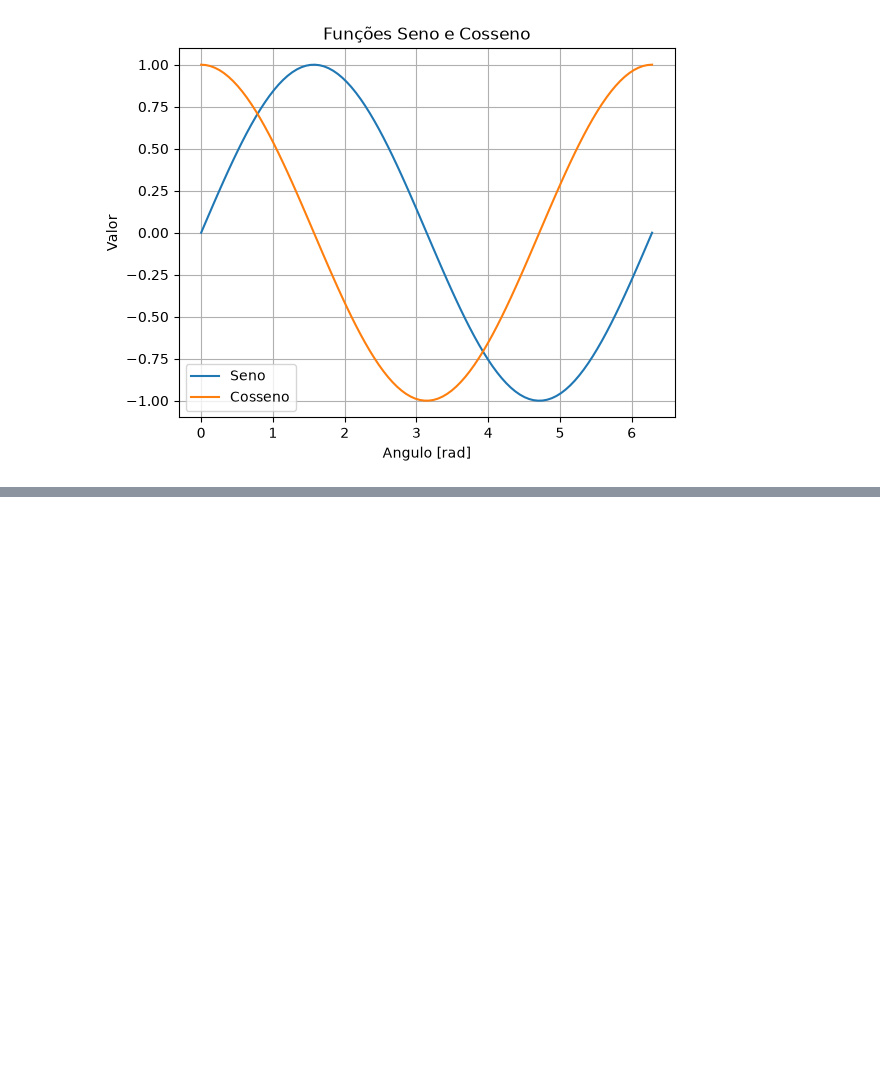
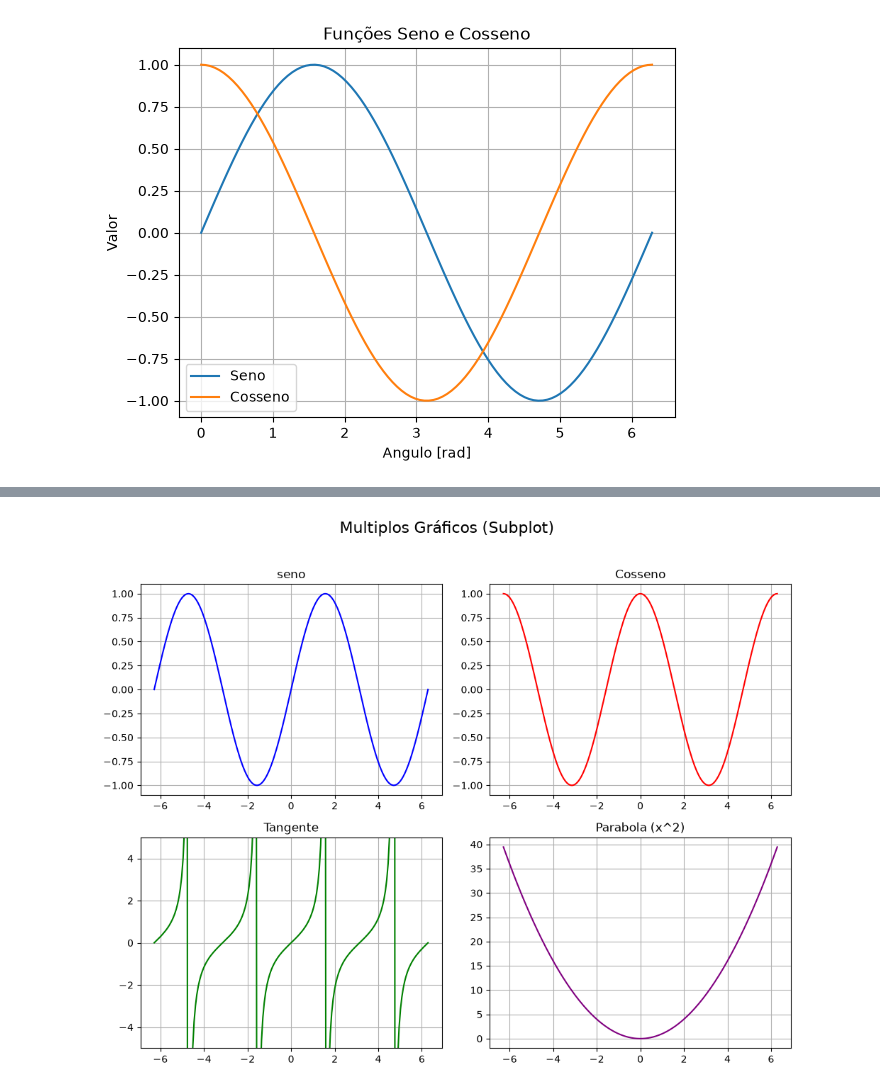
Before and after one commit to oVeronezi/aprendizagem-maquina, a Jupyter notebook: aula2/Matplotlib e Numpy.ipynb, the cells around one changed output, grey strips where cells are left out. Drawn from its saved outputs; the diff is of its cells as text; code cells hidden in the pictures; blank space fills up the shorter version.

```diff
--- a/aula2/Matplotlib e Numpy.ipynb
+++ b/aula2/Matplotlib e Numpy.ipynb
@@ -118,0 +130,38 @@ plt.show
+# %%
+# cria um array de 100 pontos de -2*PI a 2*PI
+x = np.linspace(-2 * np.pi, 2 * np.pi, 200)
+
+# cria uma figura e uam grade de subplot 2x2
+# 'fig' é a figura inteira 'axs' é um array 2x2 com os eixos de cada grafico
+fig, axs = plt.subplots(2, 2, figsize=(10,8))
+
+#adiciona um titulo principal para todos os subplots
+fig.suptitle('Multiplos Gráficos (Subplot)', fontsize= 16)
+
+# grafico 1 (canto superios esquerdo)
+axs[0, 0].plot(x, np.sin(x), color='blue')
+axs[0, 0].set_title('seno')
+axs[0, 0].grid(True)
+
+# grafico 2 (canto superios direito)
+axs[0, 1].plot(x, np.cos(x), color='red')
+axs[0, 1].set_title('Cosseno')
+axs[0, 1].grid(True)
+
+# grafico 3 (canto inferior esquerdo)
+axs[1, 0].plot(x, np.tan(x), color='green')
+axs[1, 0].set_title('Tangente')
+axs[1, 0].set_ylim(-5, 5) # limita o eixo y para melhorar visualização
+axs[1, 0].grid(True)
+
+#grafico 4 canto inferior direito
+axs[1, 1].plot(x, x**2, color='purple')
+axs[1, 1].set_title('Parabola (x^2)')
+axs[1, 1].grid(True)
+
+# ajusta o layout para evitar sobreposição de titulos
+plt.tight_layout(rect=[0, 0, 1, 0.96])
+
+plt.show()
+# %% [output]
+[figure, added]
```
Also changed, not shown: parts of 4 cells of this notebook.
